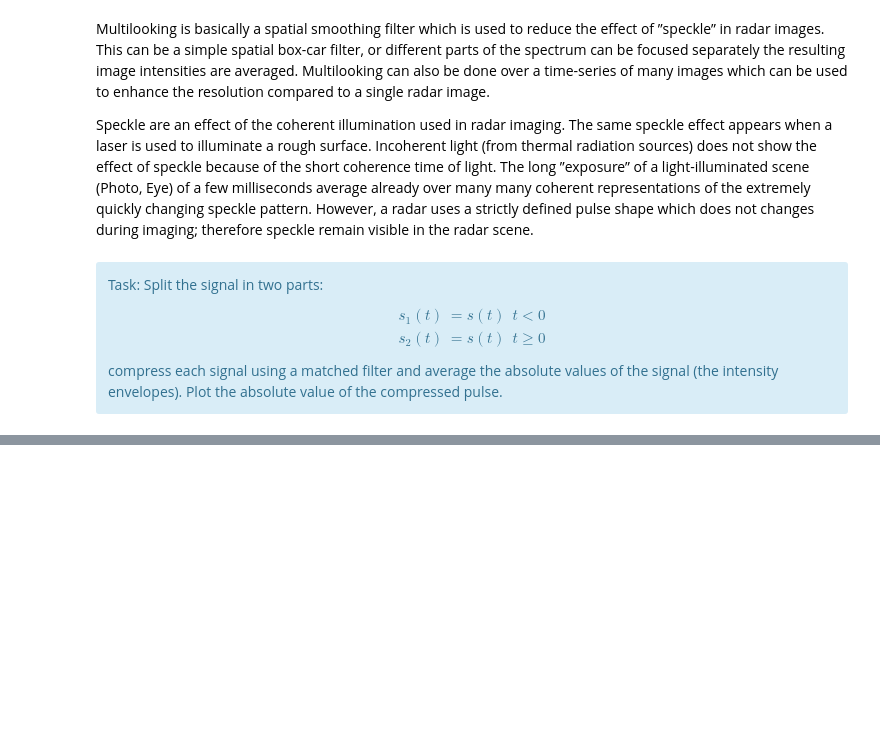
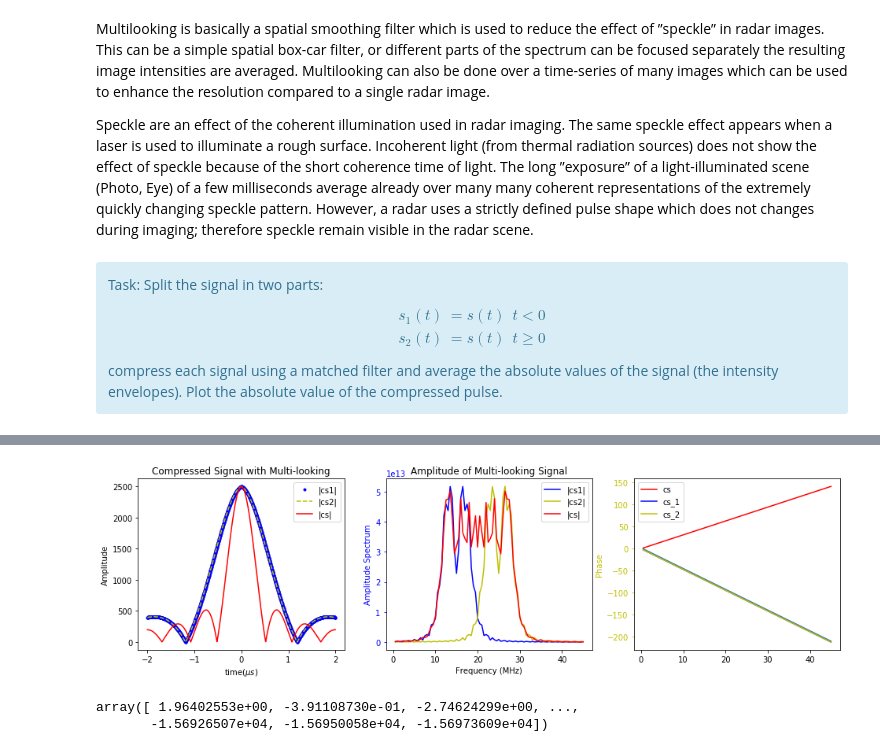
Before and after one commit to AzimuthLI/SAR_Introduction, a Jupyter notebook: Exercise_1-1D_Data.ipynb, the cells around one changed output, grey strips where cells are left out. Cells and saved outputs as stored; diff of their text form; code cells hidden in the pictures; blank space fills up the shorter version.

```diff
--- a/Exercise_1-1D_Data.ipynb
+++ b/Exercise_1-1D_Data.ipynb
@@ -393,3 +390,59 @@ plt.tight_layout()
+# %%
+cs1 = np.convolve(s1.flatten(), h1.flatten(), 'same')
+cs1_f = s1_f * h1_f
+cs2 = np.convolve(s2.flatten(), h2.flatten(), 'same')
+cs2_f = s2_f * h2_f
+# %%
+fig = plt.figure(figsize=(16, 4))
+
+t_interval = [-0.2e-6, 0.2e-6]
+st = np.where(t_interval[0] < t)[0].min()
+sp = np.where(t_interval[1] < t)[0].min()
+
+# ax3 = fig.add_subplot(223)
+ax3 = plt.subplot2grid((1,3), (0,0))
+ax3.plot(t[st:sp]/1e-7, np.abs(cs1)[st:sp], '.b', label='|cs1|')
+ax3.plot(t[st:sp]/1e-7, np.abs(cs2)[st:sp], '--y', label='|cs2|')
+ax3.plot(t[st:sp]/1e-7, (np.abs(cs)/np.max(np.abs(cs))*np.max(np.abs(cs1)))[st:sp], 'r', label='|cs|')
+
+# ax.ylim([-2000, 4000])
+ax3.set_xlabel('time($\mu s$)')
+ax3.set_ylabel('Amplitude')
+ax3.legend()
+ax3.set_title('Compressed Signal with Multi-looking')
+
+# Plot signal in frequency domain
+# ax4 = fig.add_subplot(224)
+ax4 = plt.subplot2grid((1,3), (0,1))
+ax4.plot(f[frange]/1e6, np.abs(cs1_f)[frange], 'b',label='|cs1|')
+ax4.plot(f[frange]/1e6, np.abs(cs2_f)[frange], 'y',label='|cs2|')
+ax4.plot(f[frange]/1e6, np.abs(cs_fft)[frange], 'r', label='|cs|')
+# ax4.plot(f[frange]/1e6, np.abs(cs_fft)[frange], 'b', alpha=.5)
+ax4.set_title('Amplitude of Multi-looking Signal')
+ax4.set_xlabel('Frequency (MHz)')
+ax4.set_ylabel('Amplitude Spectrum', color='b')
+ax4.tick_params('y', colors='b')
+ax4.legend()
+
+ax1 = plt.subplot2grid((1,3), (0,2))
+# ax44 = ax4.twinx()
+phase_1 = np.unwrap(np.angle(cs1_f))
+phase_2 = np.unwrap(np.angle(cs2_f))
+ax1.plot(f[frange]/1e6, np.unwrap(np.angle(cs_fft))[frange], 'r', label='cs')
+ax1.plot(f[frange]/1e6, phase_1[frange], 'b', label='cs_1')
+ax1.plot(f[frange]/1e6, phase_2[frange], 'y', label='cs_2')
+ax1.set_ylabel('Phase', color='y')
+ax1.tick_params('y', colors='y')
+ax1.legend()
+# plt.tight_layout()
+plt.show()
+# %% [output]
+[figure, added]
+# %%
+np.unwrap(np.angle(cs1_f)-np.angle(cs1_f)[N2-1])
+# %% [output]
+array([ 1.96402553e+00, -3.91108730e-01, -2.74624299e+00, ...,
+       -1.56926507e+04, -1.56950058e+04, -1.56973609e+04])
 # %%
 # signal = chirped_pulse(t, omega, beta, tau)
 # signal_f = fft(signal[np.where(signal!=0)])
```
Also changed, not shown: parts of 3 cells of this notebook, 3 other files.
